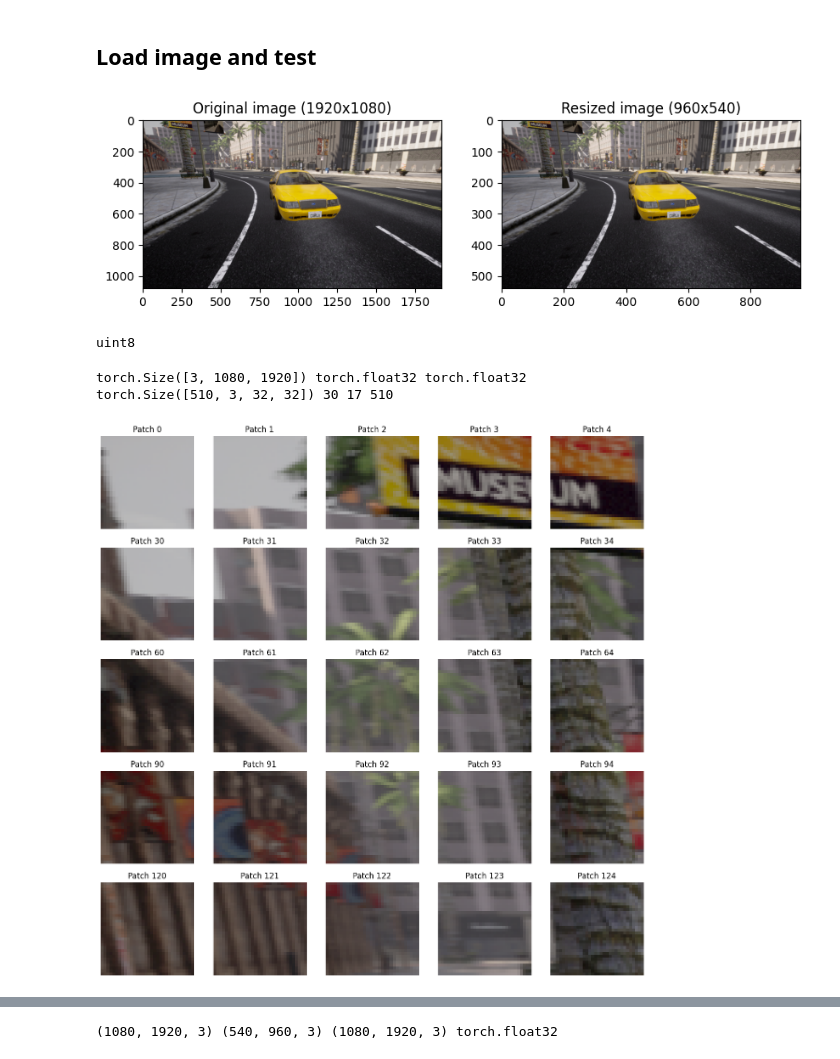
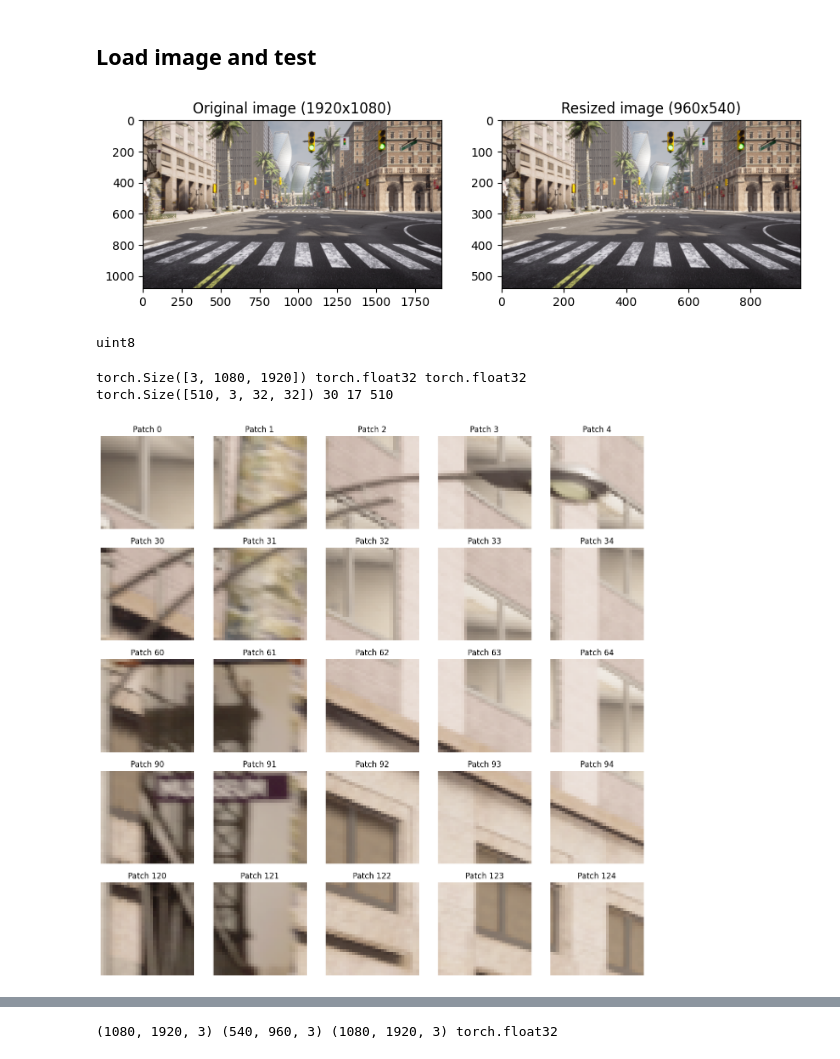
Before and after one commit to MightyCode/Super-Resolution-Project, a Jupyter notebook: test_model_on_image.ipynb, the cells around one changed output, grey strips where cells are left out. Drawn from its saved outputs; the diff is of its cells as text; code cells hidden in the pictures.

```diff
--- a/test_model_on_image.ipynb
+++ b/test_model_on_image.ipynb
@@ -74,30 +74,30 @@ image_transforme = transforms.Compose([
 # %%
 resources_path = "resources"
 
-image_path = os.path.join(resources_path, "test/1920x1080/00021.png")
+image_path = os.path.join(resources_path, "test/1920x1080/00178.png")
 image = cv2.imread(image_path)
 image_size = (image.shape[1], image.shape[0])
 
 # divide image image by 2
 resized_image = cv2.resize(image, (image_size[0] // 2, image_size[1] // 2))
 new_image_size = (resized_image.shape[1], resized_image.shape[0])
 
 # apply transform to image
 image_tensor = image_transforme(image)
 resized_tensor = image_transforme(resized_image)
 
 fig, ax = plt.subplots(1, 2, figsize=(10, 10))
 ax[0].imshow(torchUtil.tensor_to_image(image_tensor))
 ax[0].set_title(f"Original image ({image_size[0]}x{image_size[1]})")
 
 ax[1].imshow(torchUtil.tensor_to_image(resized_tensor))
 ax[1].set_title(f"Resized image ({new_image_size[0]}x{new_image_size[1]})")
 
 plt.show()
 
 print(image.dtype)
 # %% [output]
-[figure, old version]
+[figure, new version]
 uint8
 # %%
 patch_size = 32
@@ -130,7 +130,7 @@ for i in range(num_rows):
         ax[i, j].set_title(f"Patch {i * num_patch_width + j}")
         ax[i, j].axis('off')
 # %% [output]
-[figure, old version]
+[figure, new version]
 # %%
 # Make the model predict one patch
 patch_index = 0
```
Also changed, not shown: parts of 3 cells of this notebook, 1 other file.
